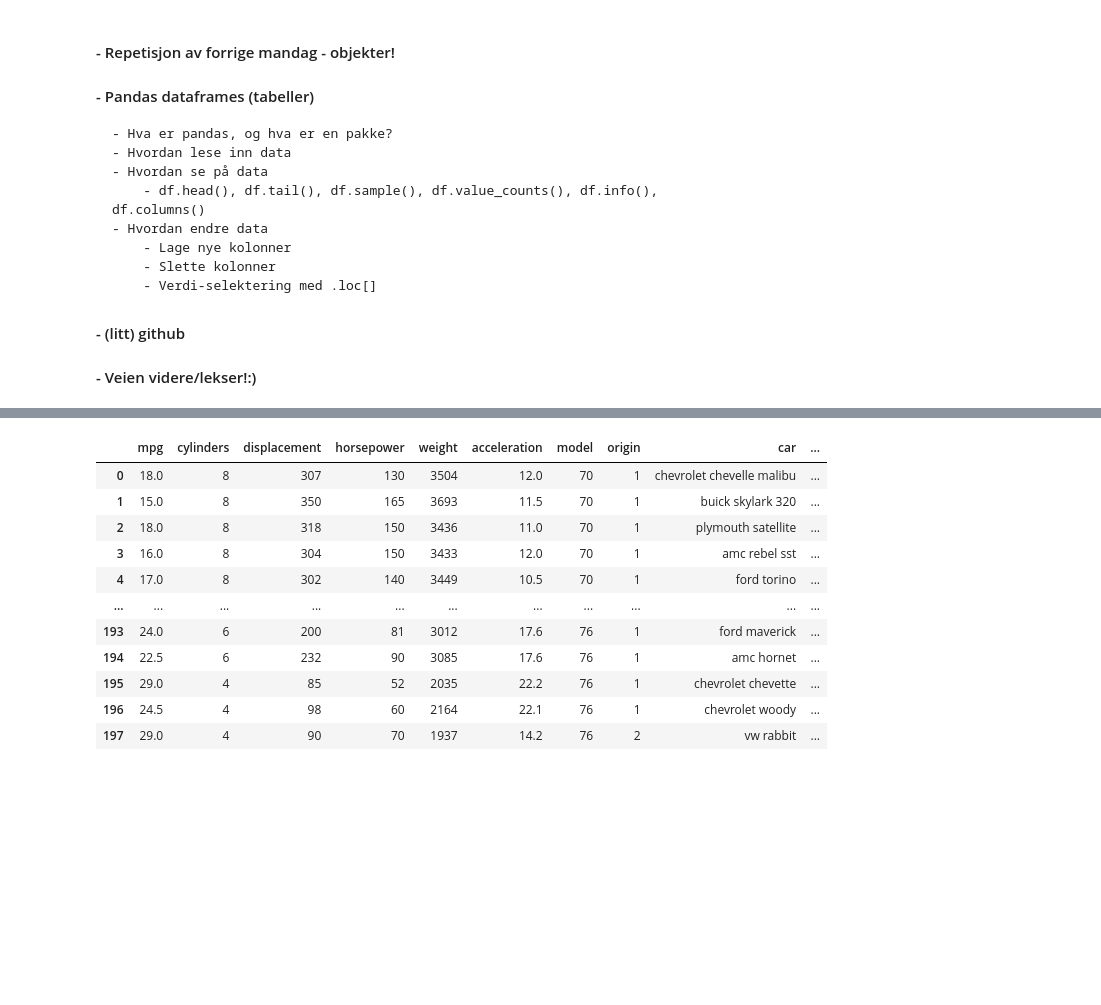
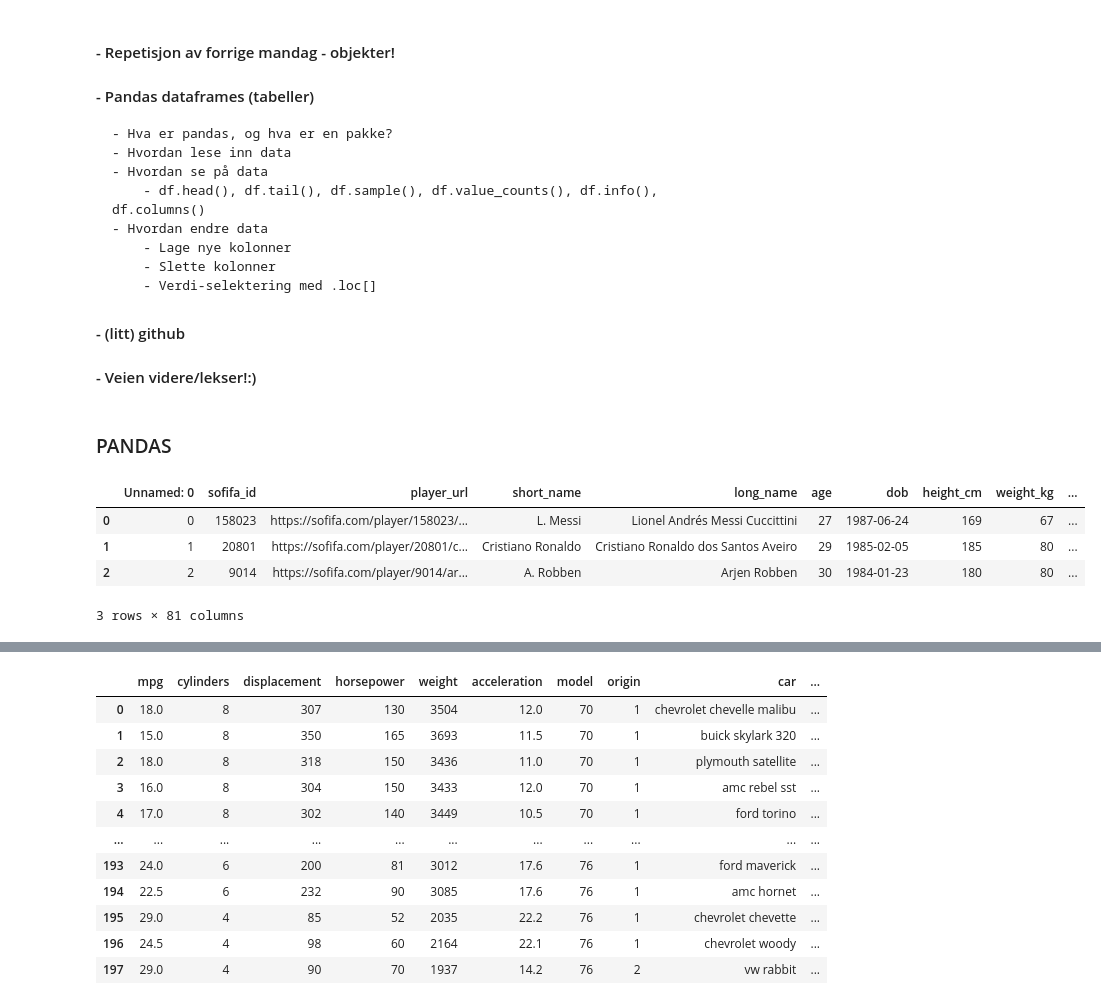
Before and after one commit to statisticsnorway/akc, a Jupyter notebook: Nybegynnerkurs/Del 2.ipynb, the cells around one changed output, grey strips where cells are left out. Drawn from its saved outputs; the diff is of its cells as text; code cells hidden in the pictures; blank space fills up the shorter version.

```diff
--- a/Nybegynnerkurs/Del 2.ipynb
+++ b/Nybegynnerkurs/Del 2.ipynb
@@ -18,0 +38,2 @@
+# %% [markdown]
+### PANDAS
@@ -18,0 +47,8 @@
+# %%
+fifa.head(3)
+# %% [output]
+|  | Unnamed: 0 | sofifa_id | player_url | short_name | long_name | age | dob | height_cm | weight_kg | ... |
+| 0 | 0 | 158023 | https://sofifa.com/player/158023/... | L. Messi | Lionel Andrés Messi Cuccittini | 27 | 1987-06-24 | 169 | 67 | ... |
+| 1 | 1 | 20801 | https://sofifa.com/player/20801/c... | Cristiano Ronaldo | Cristiano Ronaldo dos Santos Aveiro | 29 | 1985-02-05 | 185 | 80 | ... |
+| 2 | 2 | 9014 | https://sofifa.com/player/9014/ar... | A. Robben | Arjen Robben | 30 | 1984-01-23 | 180 | 80 | ... |
+3 rows × 81 columns
```
Also changed, not shown: parts of 22 cells of this notebook.
